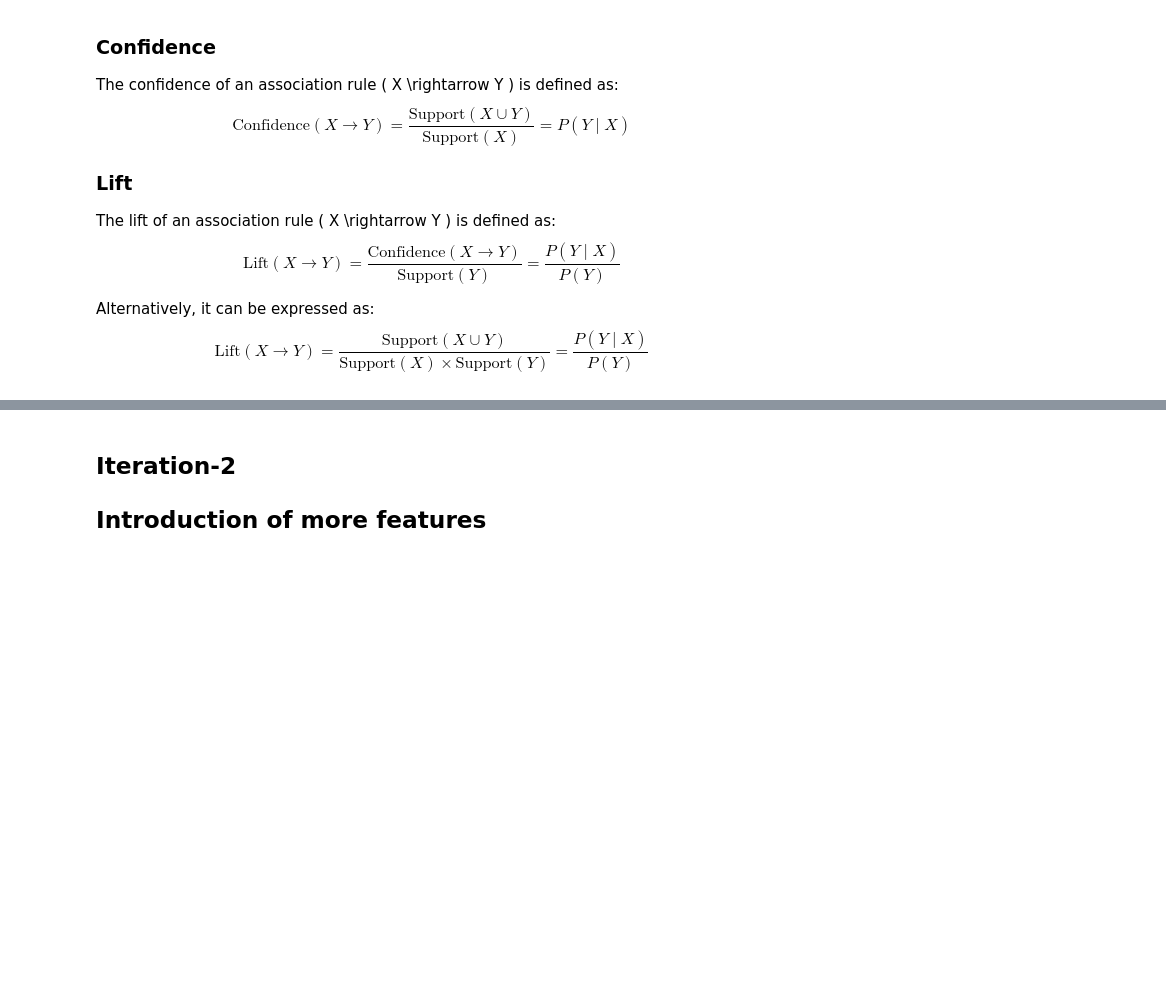
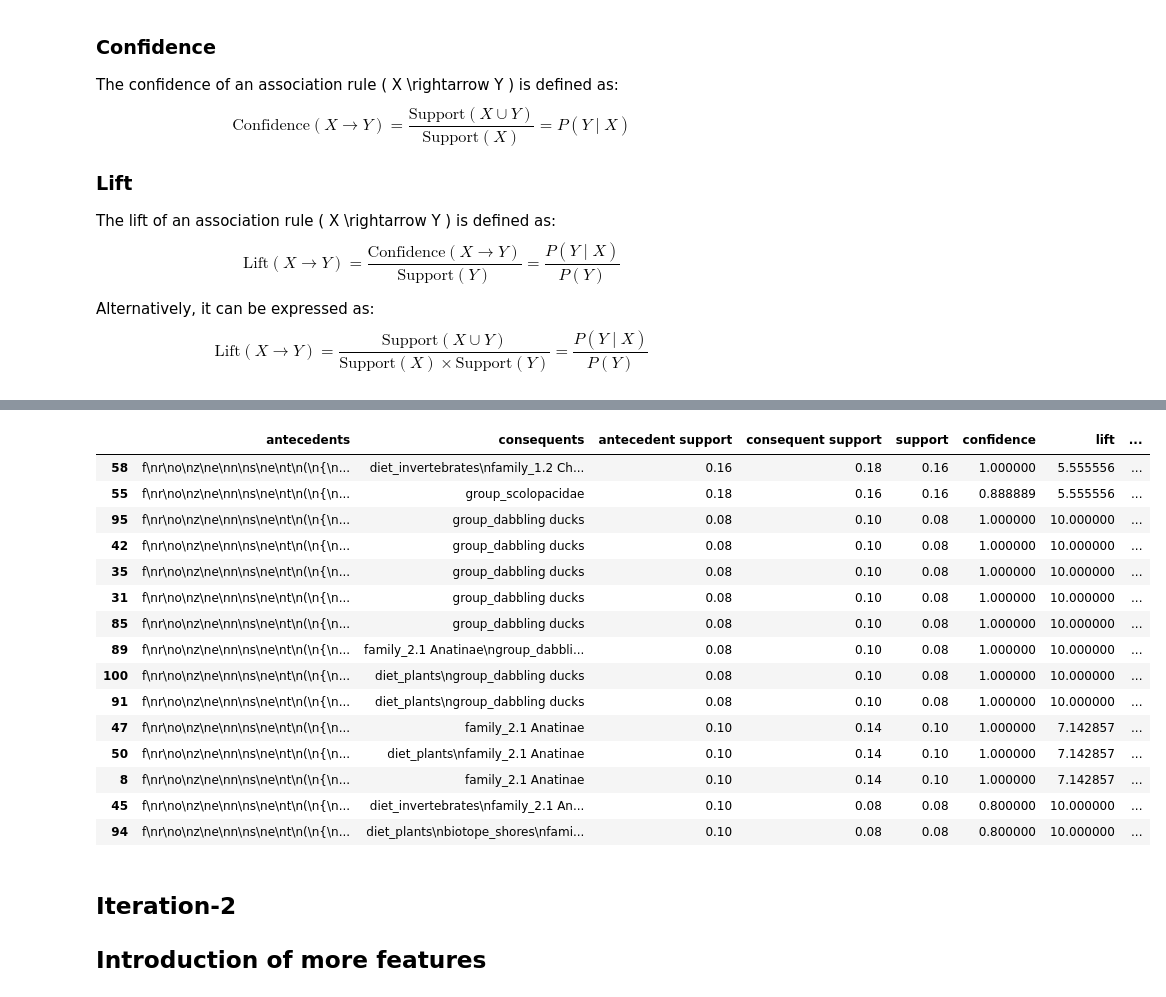
Before and after one commit to ancuongnguyen07/CS-E4650, a Jupyter notebook: hw3/code/solution_hw3.ipynb, the cells around one changed output, grey strips where cells are left out. Saved outputs shown, nothing was run; the diff lists cells and outputs as text; code cells hidden in the pictures; blank space fills up the shorter version.

```diff
--- a/hw3/code/solution_hw3.ipynb
+++ b/hw3/code/solution_hw3.ipynb
@@ -323,3 +363,22 @@ interesting_rules = interesting_rules.sort_values(by='lift', ascending=False)
+# %%
+output_rules_apriori(df = encoded_features)
+# %% [output]
+|  | antecedents | consequents | antecedent support | consequent support | support | confidence | lift | ... |
+| 58 | f\nr\no\nz\ne\nn\ns\ne\nt\n(\n{\n... | diet_invertebrates\nfamily_1.2 Ch... | 0.16 | 0.18 | 0.16 | 1.000000 | 5.555556 | ... |
+| 55 | f\nr\no\nz\ne\nn\ns\ne\nt\n(\n{\n... | group_scolopacidae | 0.18 | 0.16 | 0.16 | 0.888889 | 5.555556 | ... |
+| 95 | f\nr\no\nz\ne\nn\ns\ne\nt\n(\n{\n... | group_dabbling ducks | 0.08 | 0.10 | 0.08 | 1.000000 | 10.000000 | ... |
+| 42 | f\nr\no\nz\ne\nn\ns\ne\nt\n(\n{\n... | group_dabbling ducks | 0.08 | 0.10 | 0.08 | 1.000000 | 10.000000 | ... |
+| 35 | f\nr\no\nz\ne\nn\ns\ne\nt\n(\n{\n... | group_dabbling ducks | 0.08 | 0.10 | 0.08 | 1.000000 | 10.000000 | ... |
+| 31 | f\nr\no\nz\ne\nn\ns\ne\nt\n(\n{\n... | group_dabbling ducks | 0.08 | 0.10 | 0.08 | 1.000000 | 10.000000 | ... |
+| 85 | f\nr\no\nz\ne\nn\ns\ne\nt\n(\n{\n... | group_dabbling ducks | 0.08 | 0.10 | 0.08 | 1.000000 | 10.000000 | ... |
+| 89 | f\nr\no\nz\ne\nn\ns\ne\nt\n(\n{\n... | family_2.1 Anatinae\ngroup_dabbli... | 0.08 | 0.10 | 0.08 | 1.000000 | 10.000000 | ... |
+| 100 | f\nr\no\nz\ne\nn\ns\ne\nt\n(\n{\n... | diet_plants\ngroup_dabbling ducks | 0.08 | 0.10 | 0.08 | 1.000000 | 10.000000 | ... |
+| 91 | f\nr\no\nz\ne\nn\ns\ne\nt\n(\n{\n... | diet_plants\ngroup_dabbling ducks | 0.08 | 0.10 | 0.08 | 1.000000 | 10.000000 | ... |
+| 47 | f\nr\no\nz\ne\nn\ns\ne\nt\n(\n{\n... | family_2.1 Anatinae | 0.10 | 0.14 | 0.10 | 1.000000 | 7.142857 | ... |
+| 50 | f\nr\no\nz\ne\nn\ns\ne\nt\n(\n{\n... | diet_plants\nfamily_2.1 Anatinae | 0.10 | 0.14 | 0.10 | 1.000000 | 7.142857 | ... |
+| 8 | f\nr\no\nz\ne\nn\ns\ne\nt\n(\n{\n... | family_2.1 Anatinae | 0.10 | 0.14 | 0.10 | 1.000000 | 7.142857 | ... |
+| 45 | f\nr\no\nz\ne\nn\ns\ne\nt\n(\n{\n... | diet_invertebrates\nfamily_2.1 An... | 0.10 | 0.08 | 0.08 | 0.800000 | 10.000000 | ... |
+| 94 | f\nr\no\nz\ne\nn\ns\ne\nt\n(\n{\n... | diet_plants\nbiotope_shores\nfami... | 0.10 | 0.08 | 0.08 | 0.800000 | 10.000000 | ... |
 # %% [markdown]
 ## Iteration-2
 ## Introduction of more features
```
Also changed, not shown: parts of 22 cells of this notebook, 16 other files.
